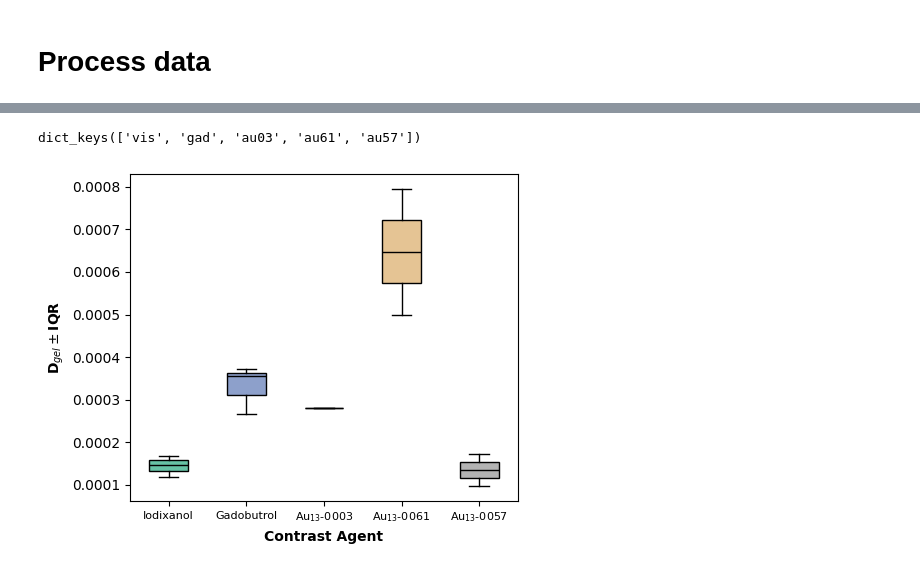
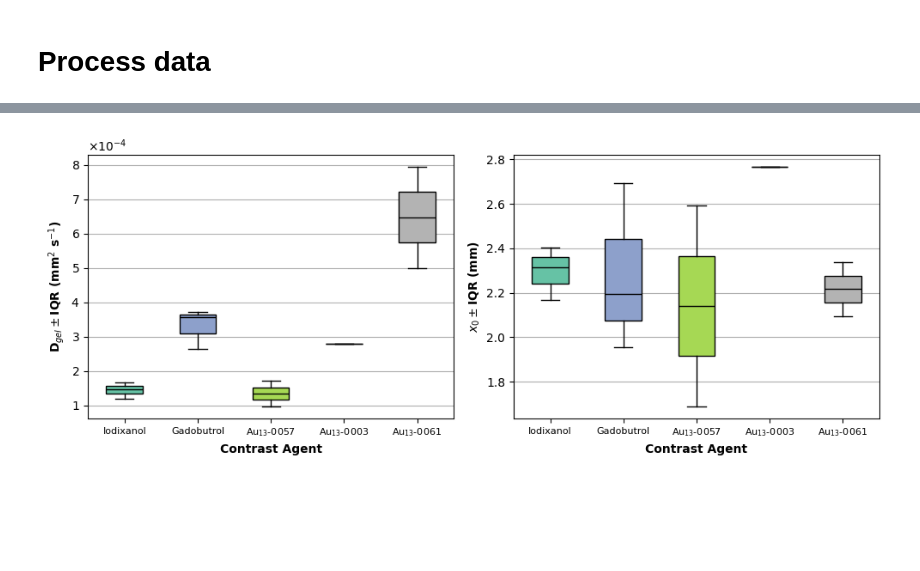
Before and after one commit to isaackh28/diff_tests, a Jupyter notebook: icd_ca.ipynb, the cells around one changed output, grey strips where cells are left out. Saved outputs shown, nothing was run; the diff lists cells and outputs as text; code cells hidden in the pictures; blank space fills up the shorter version.

```diff
--- a/icd_ca.ipynb
+++ b/icd_ca.ipynb
@@ -120,6 +120,7 @@ def icd_method(c_null, conc, time, depth, shift = True):
     except Exception as e:
         print(f"Error :{e}")
 # %%
-dir = r"\\svm_uhn\Coolens_Research\Isaac\Experiments\pcl2201_paper"
+import sys
+dir = r"\\svm_uhn\Coolens_Research\Isaac\Experiments\pcl2201_paper" if sys.platform == "win32" else "/Volumes/Coolens_Research/Isaac/Experiments/pcl2201_paper"
 # %%
 filetypes = ["conc_xt", "x", "t"]
@@ -212,23 +221,32 @@ all_result["au57"] = au57_result
 # Process data
 # %%
 d_all = []
+x0_all = []
 rows = []
+
 for tracer in tracers:
     r = all_result[tracer]
     d_list = [r[name][cnull]["d"]for name, cnull in zip(names[tracer], cnulls[tracer])]
+    x0_list = [r[name][cnull]["intercept"]for name, cnull in zip(names[tracer], cnulls[tracer])]
     d_med = np.nanmedian(d_list)
     d_iqr = (np.quantile(d_list, 0.25), np.quantile(d_list, 0.75))
+    x0_med = np.nanmedian(x0_list)
+    x0_iqr = (np.quantile(x0_list, 0.25), np.quantile(x0_list, 0.75))
     n = len(r.keys())
 
     row = {
         "tracer": tracer,
+        "mw": molweight[tracer],
         "median d": d_med,
         "iqr d": d_iqr,
+        "median x0": x0_med,
+        "iqr x0": x0_iqr,
         "n": n
     }
 
     rows.append(row)
     d_all.append(d_list)
+    x0_all.append(x0_list)
 # %%
 out_df = pd.DataFrame(rows)
 out_df
@@ -242,26 +260,46 @@ out_df
-# %%
-names.keys()
-# %% [output]
-dict_keys(['vis', 'gad', 'au03', 'au61', 'au57'])
 # %%
-labels = ["Iodixanol", "Gadobutrol", f"Au$_{{13}}$-0003", f"Au$_{{13}}$-0061", f"Au$_{{13}}$-0057"]
+labels = ["Iodixanol",
+          "Gadobutrol",
+          f"Au$_{{13}}$-0057",
+          f"Au$_{{13}}$-0003",
+          f"Au$_{{13}}$-0061"]
+
 colors = plt.cm.Set2(np.linspace(0, 1, len(labels)))
 
-fig, ax = plt.subplots(figsize = (5, 4))
-bplot = ax.boxplot(d_all, patch_artist = True)
-ax.set_xticklabels(labels,
-                   fontdict = {"size": 8})
-ax.set_ylabel(f"D$_{{gel}} \\pm $IQR", fontdict = {"weight": "bold"})
-ax.set_xlabel("Contrast Agent", fontdict = {"weight": "bold"})
+fig, axes = plt.subplots(1, 2, figsize = (10, 4))
 
-for patch, color in zip(bplot["boxes"], colors):
-    patch.set_facecolor(color)
+bplot_d = axes[0].boxplot(d_all, patch_artist = True)
+axes[0].set_ylabel(f"D$_{{gel}} \\pm $IQR (mm$^2$ s$^{{-1}}$)",
+                   fontdict = {"weight": "bold"})
+axes[0].ticklabel_format(axis = 'y',
+                         style = 'sci',
+                         scilimits = (0, 0),
+                         useMathText = True)
 
-for median in bplot["medians"]:
-    median.set_color("black")
+bplot_x0 = axes[1].boxplot(x0_all,
+                           patch_artist = True)
+
+axes[1].set_ylabel(f"$x_0 \\pm $IQR (mm)", fontdict = {"weight": "bold"})
+
+for ax in axes:
+    ax.set_xticklabels(labels,
+                    fontdict = {"size": 8})
+    ax.set_xlabel("Contrast Agent", fontdict = {"weight": "bold"})
+    ax.grid(axis = "y")
+
+for patch_d, patch_x0, color in zip(bplot_d["boxes"],
+                                    bplot_x0["boxes"],
+                                    colors):
+    patch_d.set_facecolor(color)
+    patch_x0.set_facecolor(color)
+
+for median_d, median_x0 in zip(bplot_d["medians"], bplot_x0["medians"]):
+    median_d.set_color("black")
+    median_x0.set_color("k")
 
 plt.tight_layout()
-plt.savefig(r"\\svm_uhn\Coolens_Research\Isaac\Experiments\pcl2201_paper\figures\dgel_all.png", dpi = 400)
+path = r"\figures\dgel_all.png" if sys.platform == "win32" else "/figures/dgel_all.png"
+plt.savefig(dir + path, dpi = 400)
 plt.show()
 # %% [output]
-[figure, old version]
+[figure, new version]
```
Also changed, not shown: parts of 10 cells of this notebook, 2 other files.
